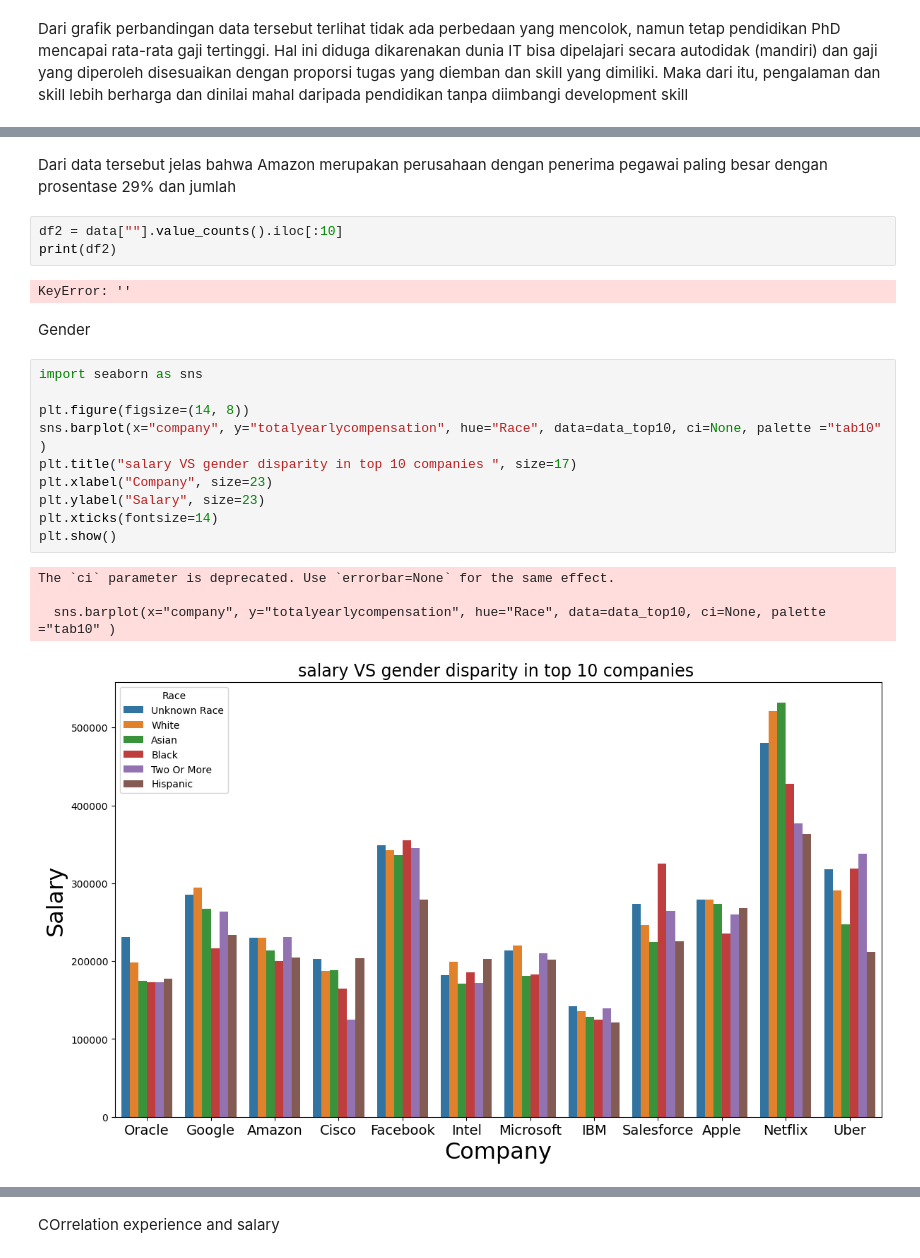
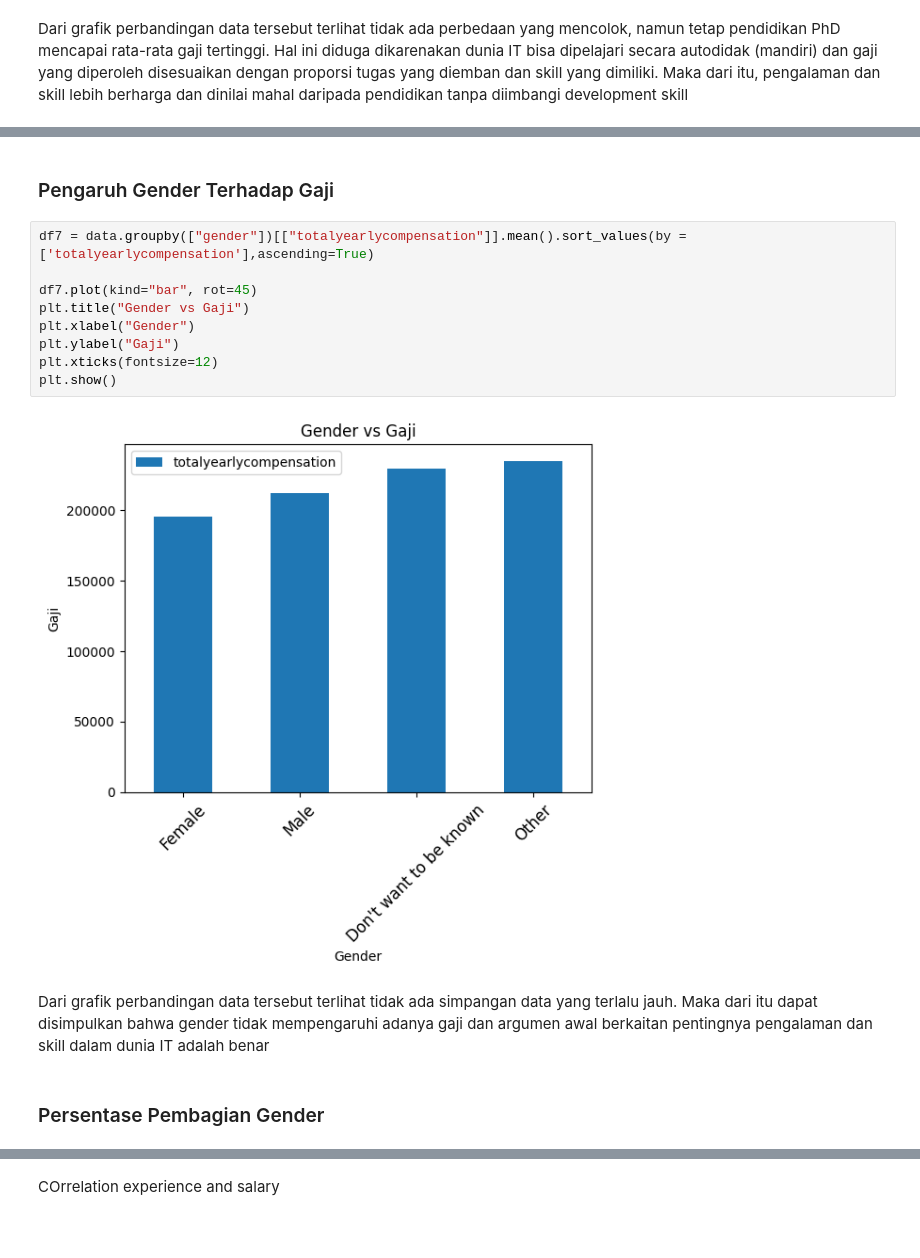
Before and after one commit to fairuzald/andat-Tubes2, a Jupyter notebook: main.ipynb, the cells around one changed output, grey strips where cells are left out. Saved outputs shown, nothing was run; the diff lists cells and outputs as text; blank space fills up the shorter version.

```diff
--- a/main.ipynb
+++ b/main.ipynb
@@ -1015,24 +1045,17 @@ plt.show()
-# %% [markdown]
-Dari data tersebut jelas bahwa Amazon merupakan perusahaan dengan penerima pegawai paling besar dengan prosentase 29% dan jumlah
-# %%
-df2 = data[""].value_counts().iloc[:10]
-print(df2)
-# %% [output]
-KeyError: ''
-# %% [markdown]
-Gender
-# %%
-import seaborn as sns
-
-plt.figure(figsize=(14, 8))
-sns.barplot(x="company", y="totalyearlycompensation", hue="Race", data=data_top10, ci=None, palette ="tab10" )
-plt.title("salary VS gender disparity in top 10 companies ", size=17)
-plt.xlabel("Company", size=23)
-plt.ylabel("Salary", size=23)
-plt.xticks(fontsize=14)
-plt.show()
-# %% [output]
-The `ci` parameter is deprecated. Use `errorbar=None` for the same effect.
-
-  sns.barplot(x="company", y="totalyearlycompensation", hue="Race", data=data_top10, ci=None, palette ="tab10" )
-[figure, removed]
+# %% [markdown]
+### Pengaruh Gender Terhadap Gaji
+# %%
+df7 = data.groupby(["gender"])[["totalyearlycompensation"]].mean().sort_values(by = ['totalyearlycompensation'],ascending=True)
+
+df7.plot(kind="bar", rot=45)
+plt.title("Gender vs Gaji")
+plt.xlabel("Gender")
+plt.ylabel("Gaji")
+plt.xticks(fontsize=12)
+plt.show()
+# %% [output]
+[figure, added]
+# %% [markdown]
+Dari grafik perbandingan data tersebut terlihat tidak ada simpangan data yang terlalu jauh. Maka dari itu dapat disimpulkan bahwa gender tidak mempengaruhi adanya gaji dan argumen awal berkaitan pentingnya pengalaman dan skill dalam dunia IT adalah benar
+# %% [markdown]
+### Persentase Pembagian Gender
```
Also changed, not shown: parts of 26 cells of this notebook.
